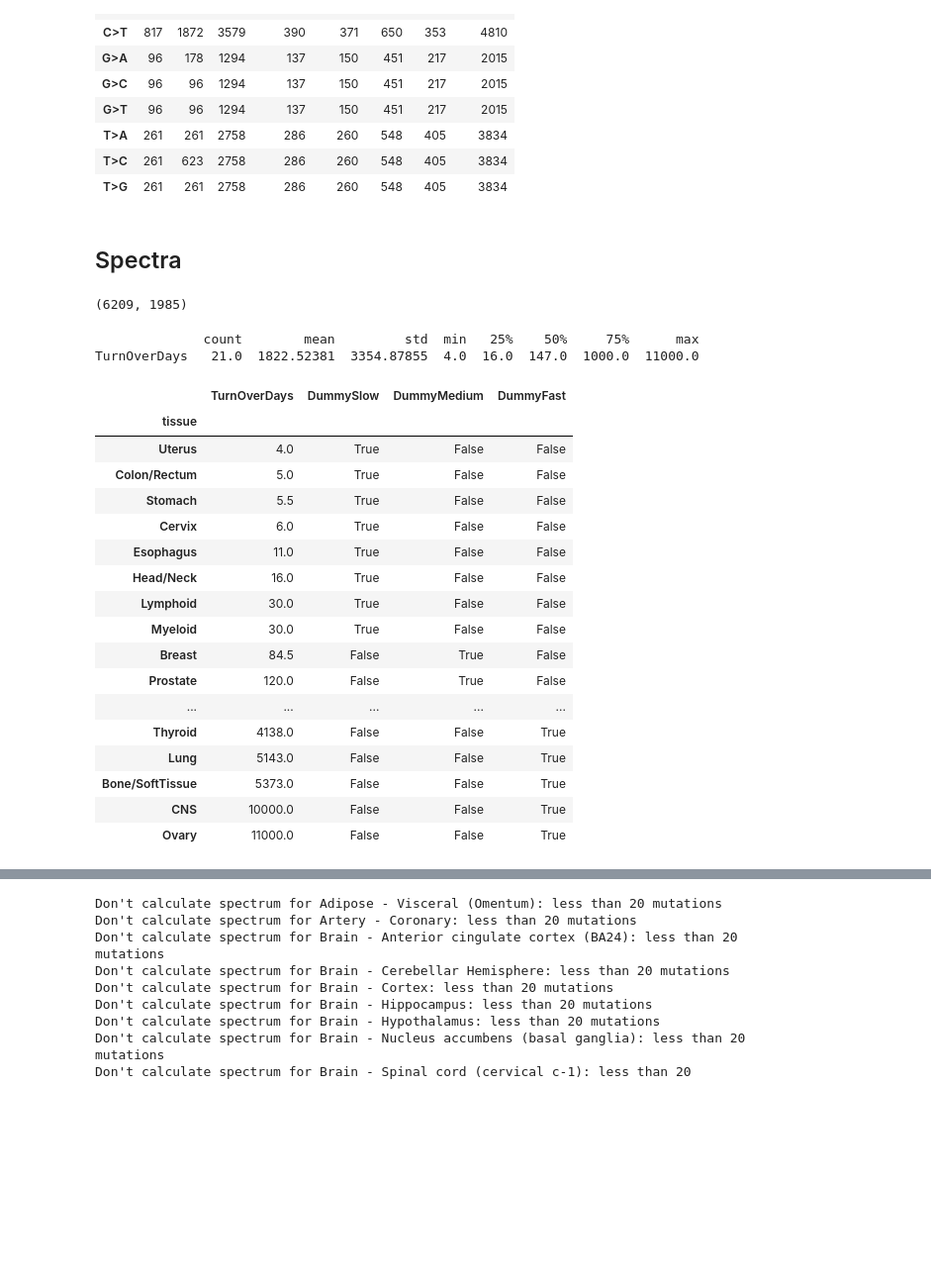
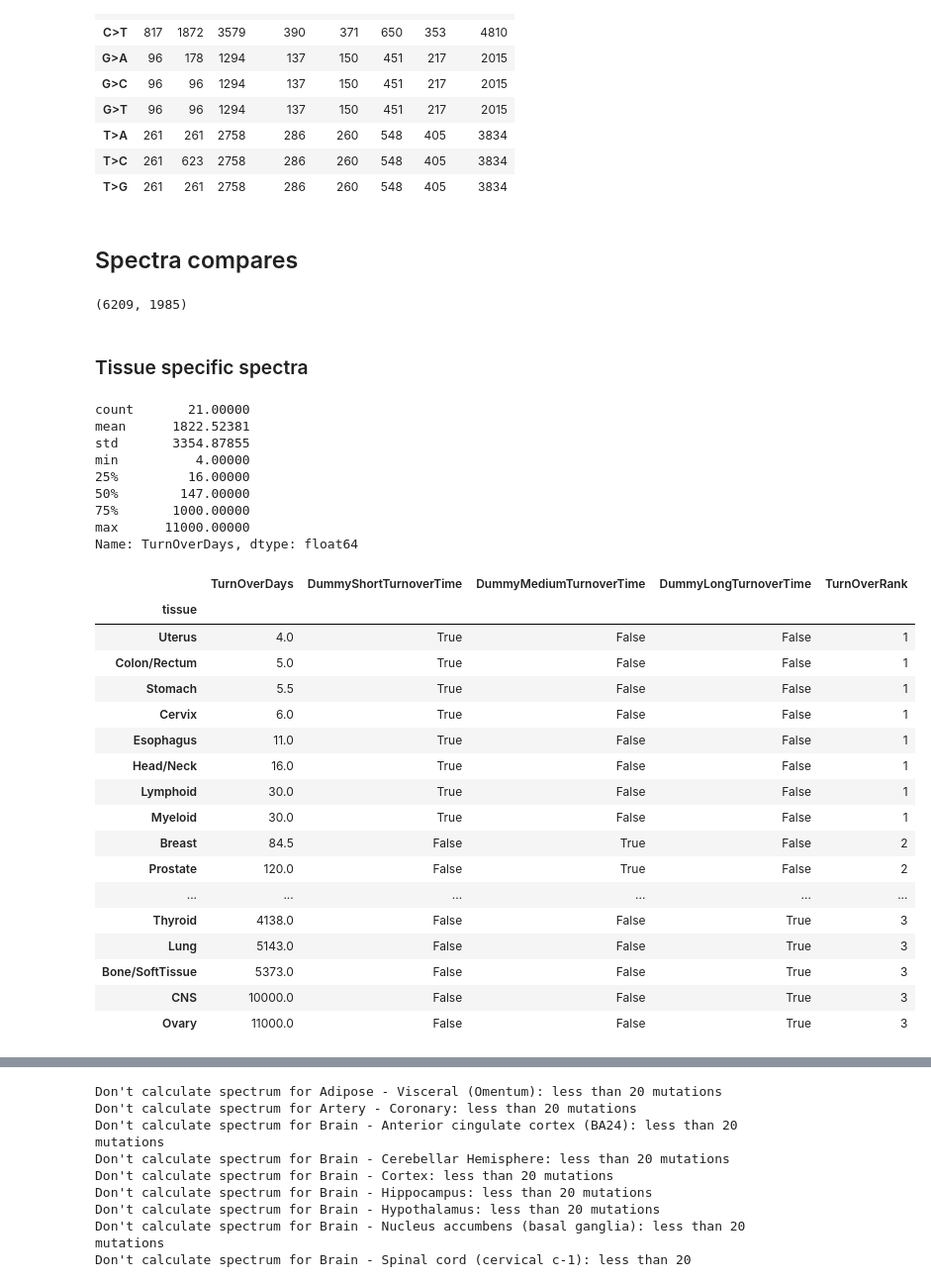
Before and after one commit to mitoclub/mtdnaMutSpecOfCancers, a Jupyter notebook: notebooks/new_hypo.ipynb, the cells around one changed output, grey strips where cells are left out. Shown at 99% size. Cells and saved outputs as stored; diff of their text form; code cells hidden in the pictures; blank space fills up the shorter version.

```diff
--- a/notebooks/new_hypo.ipynb
+++ b/notebooks/new_hypo.ipynb
@@ -143,7 +144,7 @@ pd.DataFrame(exp_muts12).sort_index()
 | T>C | 261 | 623 | 2758 | 286 | 260 | 548 | 405 | 3834 |
 | T>G | 261 | 261 | 2758 | 286 | 260 | 548 | 405 | 3834 |
 # %% [markdown]
-## Spectra
+## Spectra compares
 # %%
 def get_asymmetry(spectrum: pd.DataFrame):
     """
@@ -178,6 +179,8 @@ mut_gtex_ex_ctrl_reg = mut_gtex[(mut_gtex.Type != "D-loop") & (mut_gtex.Strand =
 mut_tcga_ex_ctrl_reg.shape[0], mut_gtex_ex_ctrl_reg.shape[0]
 # %% [output]
 (6209, 1985)
+# %% [markdown]
+### Tissue specific spectra
 # %%
 data = []
 mut = mut_tcga_ex_ctrl_reg
@@ -194,32 +200,49 @@ asymmetry_tcga = pd.DataFrame(data, columns=['tissue', 'AhGh/ChTh', 'Tv/ChTh', '
 # %%
-CancerTissue = ('Bladder','Bone/SoftTissue','Breast','Biliary','Cervix','Lymphoid','Myeloid','Colon/Rectum','Prostate','Esophagus','Stomach','CNS','Head/Neck','Kidney','Liver','Lung','Ovary','Pancreas','Skin','Thyroid','Uterus')
-TurnOverDays = (200,5373,84.5,200,6,30,30,5,120,11,5.5,10000,16,1000,400,5143,11000,360,147,4138,4)
+CancerTissue = (
+    'Bladder','Bone/SoftTissue','Breast','Biliary','Cervix','Lymphoid','Myeloid',
+    'Colon/Rectum','Prostate','Esophagus','Stomach','CNS','Head/Neck','Kidney',
+    'Liver','Lung','Ovary','Pancreas','Skin','Thyroid','Uterus',
+)
+TurnOverDays = (
+    200,5373,84.5,200,6,30,30,5,120,11,5.5,10000,16,1000,400,5143,11000,360,147,4138,4,
+)
 _turn_mapper = dict(zip(CancerTissue, TurnOverDays))
-Turn = pd.Series(_turn_mapper).sort_values().reset_index().rename(columns={"index": "tissue", 0: "TurnOverDays"}).set_index('tissue')
-Turn["DummySlow"] = Turn["TurnOverDays"] < 50
-Turn["DummyMedium"] = Turn["TurnOverDays"].between(50, 500)
-Turn["DummyFast"] = Turn["TurnOverDays"] > 500
-print(Turn.describe().T)
+Turn = pd.Series(_turn_mapper).sort_values().reset_index()\
+    .rename(columns={"index": "tissue", 0: "TurnOverDays"}).set_index('tissue')
+Turn["DummyShortTurnoverTime"] = Turn["TurnOverDays"] < 50
+Turn["DummyMediumTurnoverTime"] = Turn["TurnOverDays"].between(50, 500)
+Turn["DummyLongTurnoverTime"] = Turn["TurnOverDays"] > 500
+Turn['TurnOverRank'] =  Turn["DummyShortTurnoverTime"] * 1 + \
+                        Turn["DummyMediumTurnoverTime"] * 2 + \
+                        Turn["DummyLongTurnoverTime"] * 3
+print(Turn.TurnOverDays.describe())
 Turn
 # %% [output]
-              count        mean         std  min   25%    50%     75%      max
-TurnOverDays   21.0  1822.52381  3354.87855  4.0  16.0  147.0  1000.0  11000.0
+count       21.00000
+mean      1822.52381
+std       3354.87855
+min          4.00000
+25%         16.00000
+50%        147.00000
+75%       1000.00000
+max      11000.00000
+Name: TurnOverDays, dtype: float64
-|  | TurnOverDays | DummySlow | DummyMedium | DummyFast |
-| tissue |  |  |  |  |
-| Uterus | 4.0 | True | False | False |
-| Colon/Rectum | 5.0 | True | False | False |
-| Stomach | 5.5 | True | False | False |
-| Cervix | 6.0 | True | False | False |
-| Esophagus | 11.0 | True | False | False |
-| Head/Neck | 16.0 | True | False | False |
-| Lymphoid | 30.0 | True | False | False |
-| Myeloid | 30.0 | True | False | False |
-| Breast | 84.5 | False | True | False |
-| Prostate | 120.0 | False | True | False |
-| ... | ... | ... | ... | ... |
-| Thyroid | 4138.0 | False | False | True |
-| Lung | 5143.0 | False | False | True |
-| Bone/SoftTissue | 5373.0 | False | False | True |
-| CNS | 10000.0 | False | False | True |
-| Ovary | 11000.0 | False | False | True |
+|  | TurnOverDays | DummyShortTurnoverTime | DummyMediumTurnoverTime | DummyLongTurnoverTime | TurnOverRank |
+| tissue |  |  |  |  |  |
+| Uterus | 4.0 | True | False | False | 1 |
+| Colon/Rectum | 5.0 | True | False | False | 1 |
+| Stomach | 5.5 | True | False | False | 1 |
+| Cervix | 6.0 | True | False | False | 1 |
+| Esophagus | 11.0 | True | False | False | 1 |
+| Head/Neck | 16.0 | True | False | False | 1 |
+| Lymphoid | 30.0 | True | False | False | 1 |
+| Myeloid | 30.0 | True | False | False | 1 |
+| Breast | 84.5 | False | True | False | 2 |
+| Prostate | 120.0 | False | True | False | 2 |
+| ... | ... | ... | ... | ... | ... |
+| Thyroid | 4138.0 | False | False | True | 3 |
+| Lung | 5143.0 | False | False | True | 3 |
+| Bone/SoftTissue | 5373.0 | False | False | True | 3 |
+| CNS | 10000.0 | False | False | True | 3 |
+| Ovary | 11000.0 | False | False | True | 3 |
 # %%
```
Also changed, not shown: parts of 20 cells of this notebook, 1 other file.
